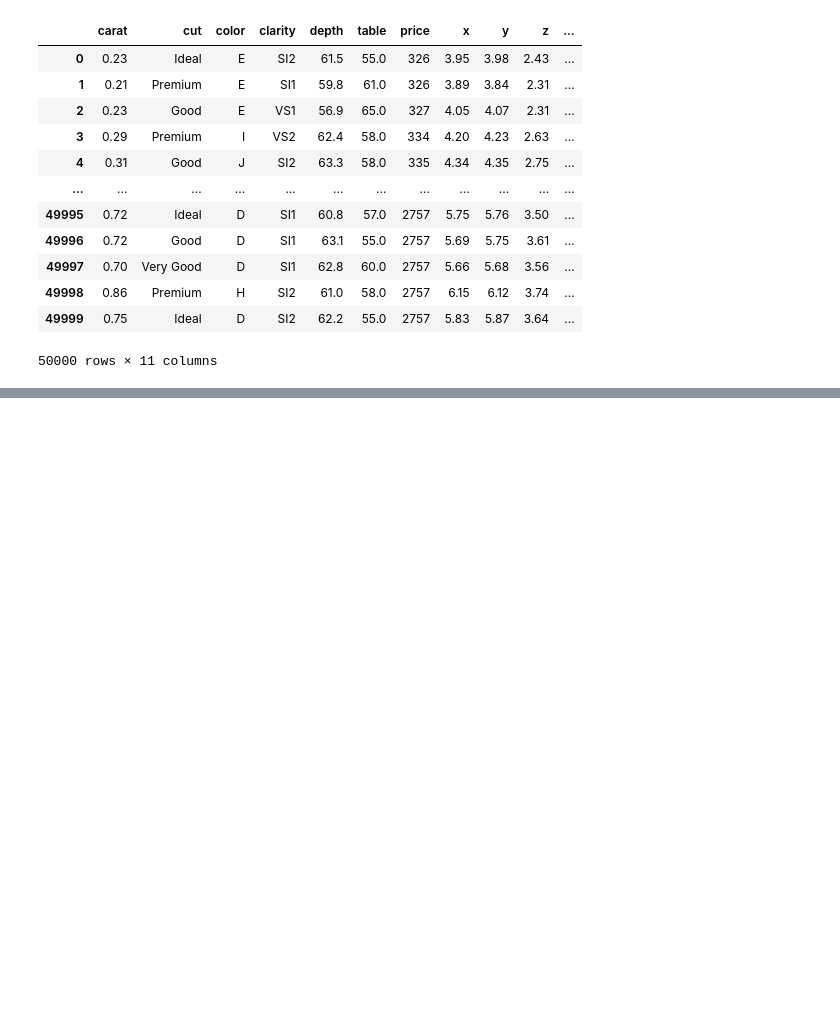
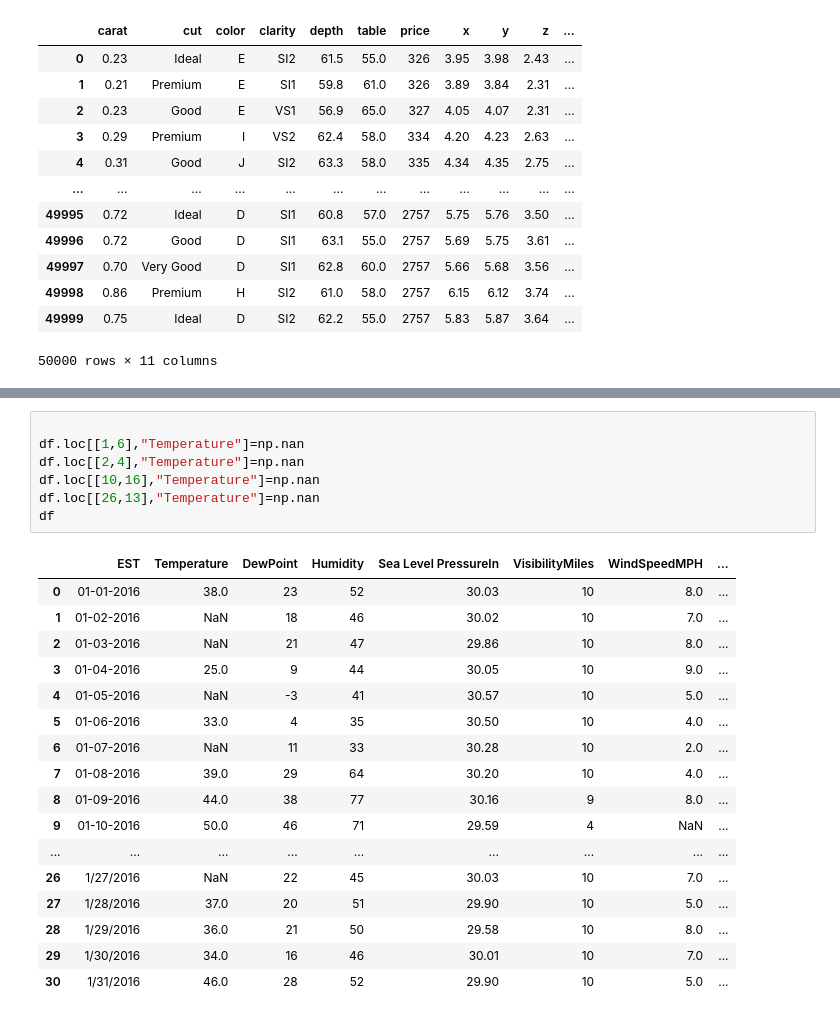
Before and after one commit to Arshdeepkaur3560/assignments, a Jupyter notebook: assignments_py.ipynb, the cells around one changed output, grey strips where cells are left out. Saved outputs shown, nothing was run; the diff lists cells and outputs as text; blank space fills up the shorter version.

```diff
--- a/assignments_py.ipynb
+++ b/assignments_py.ipynb
@@ -1275,0 +1355,25 @@ df
+# %%
+
+df.loc[[1,6],"Temperature"]=np.nan
+df.loc[[2,4],"Temperature"]=np.nan
+df.loc[[10,16],"Temperature"]=np.nan
+df.loc[[26,13],"Temperature"]=np.nan
+df
+# %% [output]
+|  | EST | Temperature | DewPoint | Humidity | Sea Level PressureIn | VisibilityMiles | WindSpeedMPH | ... |
+| 0 | 01-01-2016 | 38.0 | 23 | 52 | 30.03 | 10 | 8.0 | ... |
+| 1 | 01-02-2016 | NaN | 18 | 46 | 30.02 | 10 | 7.0 | ... |
+| 2 | 01-03-2016 | NaN | 21 | 47 | 29.86 | 10 | 8.0 | ... |
+| 3 | 01-04-2016 | 25.0 | 9 | 44 | 30.05 | 10 | 9.0 | ... |
+| 4 | 01-05-2016 | NaN | -3 | 41 | 30.57 | 10 | 5.0 | ... |
+| 5 | 01-06-2016 | 33.0 | 4 | 35 | 30.50 | 10 | 4.0 | ... |
+| 6 | 01-07-2016 | NaN | 11 | 33 | 30.28 | 10 | 2.0 | ... |
+| 7 | 01-08-2016 | 39.0 | 29 | 64 | 30.20 | 10 | 4.0 | ... |
+| 8 | 01-09-2016 | 44.0 | 38 | 77 | 30.16 | 9 | 8.0 | ... |
+| 9 | 01-10-2016 | 50.0 | 46 | 71 | 29.59 | 4 | NaN | ... |
+| ... | ... | ... | ... | ... | ... | ... | ... | ... |
+| 26 | 1/27/2016 | NaN | 22 | 45 | 30.03 | 10 | 7.0 | ... |
+| 27 | 1/28/2016 | 37.0 | 20 | 51 | 29.90 | 10 | 5.0 | ... |
+| 28 | 1/29/2016 | 36.0 | 21 | 50 | 29.58 | 10 | 8.0 | ... |
+| 29 | 1/30/2016 | 34.0 | 16 | 46 | 30.01 | 10 | 7.0 | ... |
+| 30 | 1/31/2016 | 46.0 | 28 | 52 | 29.90 | 10 | 5.0 | ... |
```
Also changed, not shown: parts of 15 cells of this notebook.
